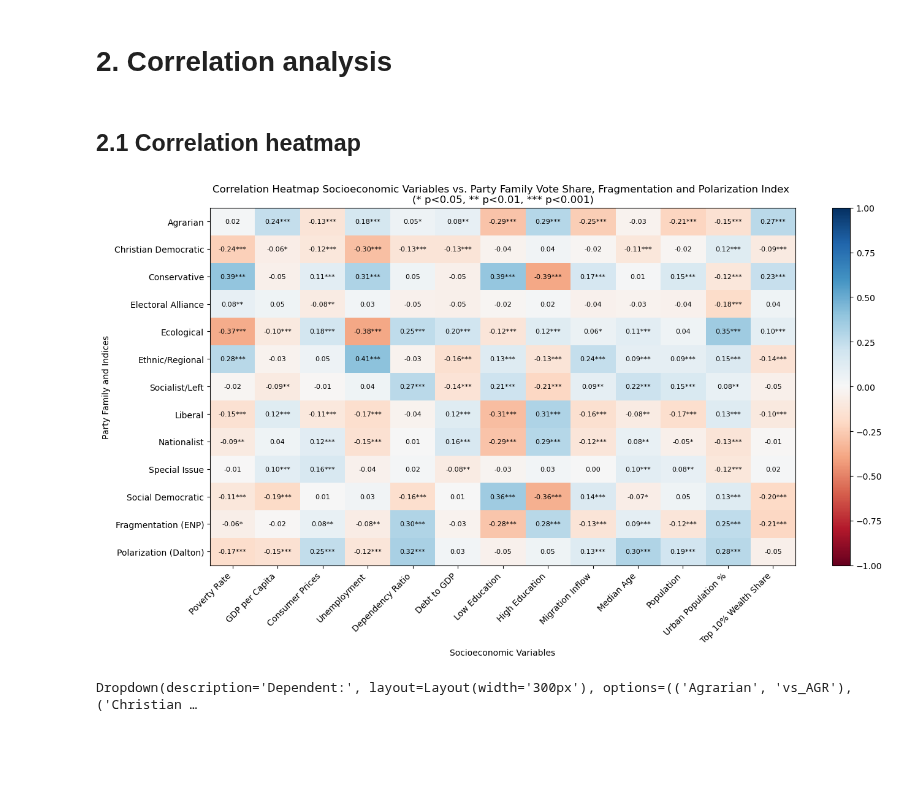
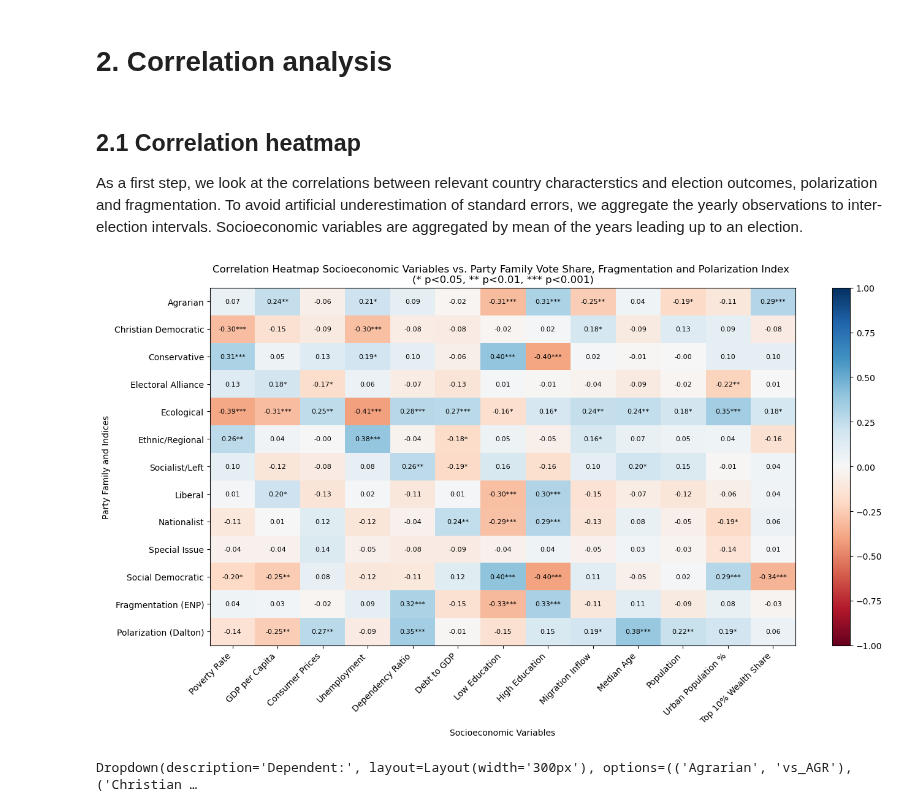
Before and after one commit to StefanSick/exdex_project, a Jupyter notebook: src/correlations.ipynb, the cells around one changed output. Saved outputs shown, nothing was run; the diff lists cells and outputs as text; code cells hidden in the pictures; blank space fills up the shorter version.

```diff
--- a/src/correlations.ipynb
+++ b/src/correlations.ipynb
@@ -171,2 +153,3 @@ Index: []
 # %% [markdown]
 ## 2.1 Correlation heatmap
+As a first step, we look at the correlations between relevant country characterstics and election outcomes, polarization and fragmentation. To avoid artificial underestimation of standard errors, we aggregate the yearly observations to inter-election intervals. Socioeconomic variables are aggregated by mean of the years leading up to an election.
@@ -176,7 +203,7 @@ import numpy as np
 from scipy import stats
 
 # Party family vote share columns
-vs_cols = [col for col in df_correlations.columns if col.startswith('vs_')] + ['fragmentation_enp', 'polarization_dalton']
+vs_cols = [col for col in df_averaged.columns if col.startswith('vs_')] + ['fragmentation_enp', 'polarization_dalton']
 
 # calculate correlations and p-values
 corr_matrix = []
@@ -187,7 +214,7 @@ for vs_col in vs_cols:
     pval_row = []
     for socio_col in socioeco_vars:
         # Drop NaN values for both columns
-        valid_data = df_correlations[[vs_col, socio_col]].dropna()
+        valid_data = df_averaged[[vs_col, socio_col]].dropna()
         if len(valid_data) > 2:
             corr, pval = stats.pearsonr(valid_data[vs_col], valid_data[socio_col])
         else:
@@ -249,34 +276,34 @@ ax.set_xticks(np.arange(len(corr_df.columns)))
 ax.set_yticks(np.arange(len(corr_df.index)))
 ax.set_xticklabels(corr_df.columns, rotation=45, ha='right')
 ax.set_yticklabels(corr_df.index)
 
 ## Add correlation values and significance markers
 for i in range(len(corr_df.index)):
     for j in range(len(corr_df.columns)):
         val = corr_df.iloc[i, j]
         pval = pval_df.iloc[i, j]
         color = 'white' if abs(val) > 0.5 else 'black'
 
         # Add stars for significance
         if pval < 0.001:
             stars = '***'
         elif pval < 0.01:
             stars = '**'
         elif pval < 0.05:
             stars = '*'
         else:
             stars = ''
 
         ax.text(j, i, f'{val:.2f}{stars}', ha='center', va='center', color=color, fontsize=8)
 
 ax.set_title('Correlation Heatmap Socioeconomic Variables vs. Party Family Vote Share, Fragmentation and Polarization Index \n(* p<0.05, ** p<0.01, *** p<0.001)')
 ax.set_xlabel('Socioeconomic Variables')
 ax.set_ylabel('Party Family and Indices')
 
 plt.tight_layout()
 plt.show()
 # %% [output]
-[figure, old version]
+[figure, new version]
 # %%
 import ipywidgets as widgets
 from IPython.display import display, clear_output
```
Also changed, not shown: parts of 3 cells of this notebook, 1 other file.
